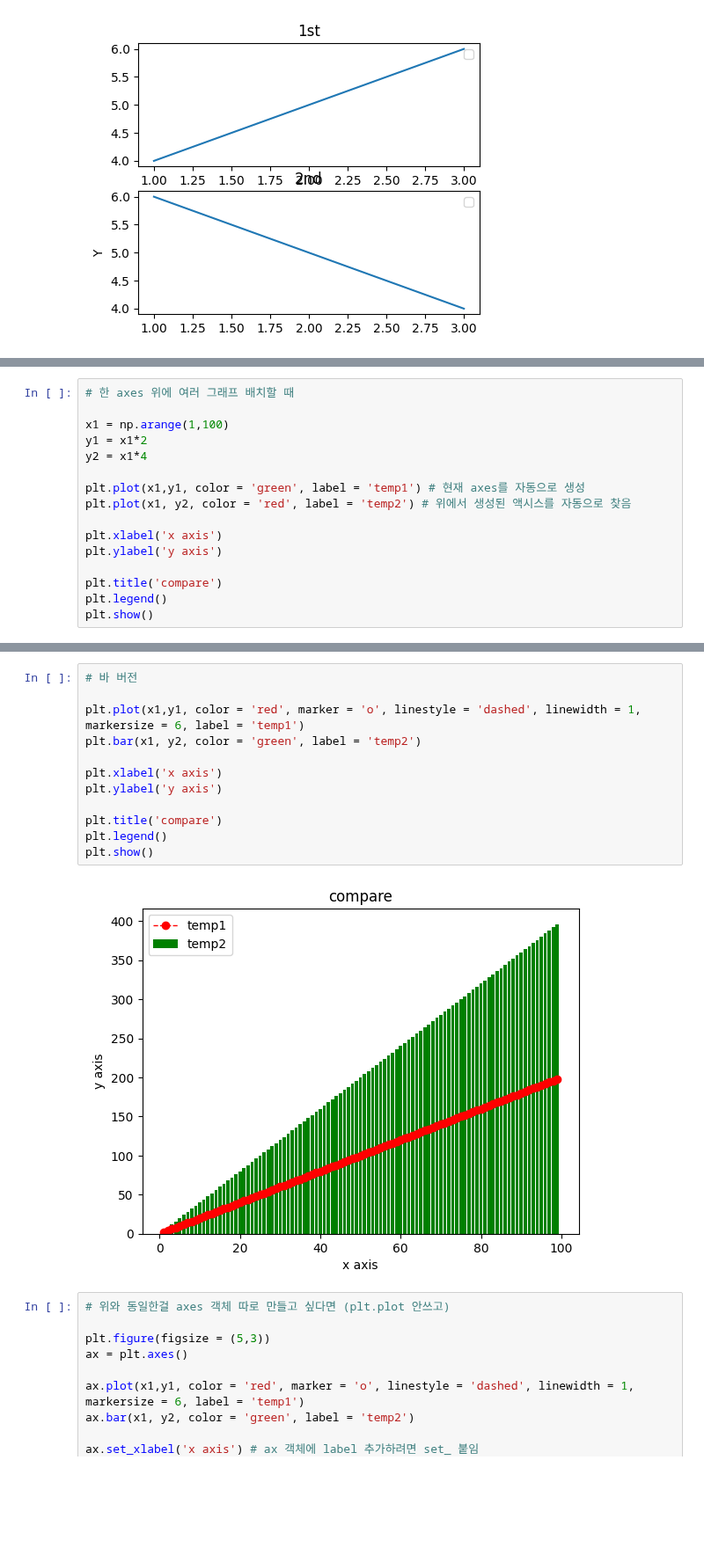
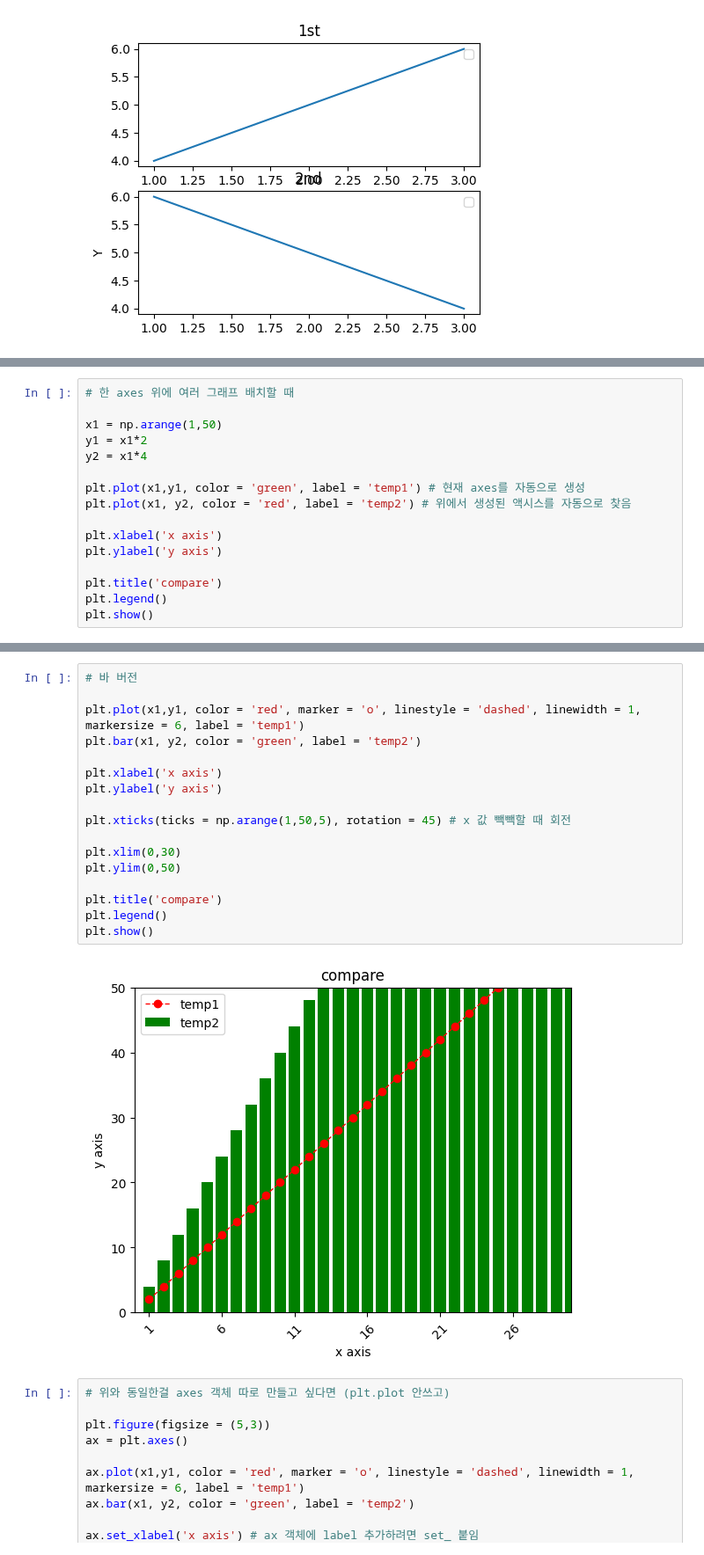
Before and after one commit to miji-lee-kr/titanic_practice, a Jupyter notebook: titanic.ipynb, the cells around one changed output, grey strips where cells are left out. Shown at 88% size. Saved outputs shown, nothing was run; the diff lists cells and outputs as text; blank space fills up the shorter version.

```diff
--- a/titanic.ipynb
+++ b/titanic.ipynb
@@ -984,7 +987,7 @@ plt.plot(x,y2)
 # %%
 # 한 axes 위에 여러 그래프 배치할 때
 
-x1 = np.arange(1,100)
+x1 = np.arange(1,50)
 y1 = x1*2
 y2 = x1*4
 
@@ -1002,17 +1005,22 @@ plt.show()
 # %%
 # 바 버전
 
 plt.plot(x1,y1, color = 'red', marker = 'o', linestyle = 'dashed', linewidth = 1, markersize = 6, label = 'temp1')
 plt.bar(x1, y2, color = 'green', label = 'temp2')
 
 plt.xlabel('x axis')
 plt.ylabel('y axis')
 
+plt.xticks(ticks = np.arange(1,50,5), rotation = 45) # x 값 빽빽할 때 회전
+
+plt.xlim(0,30)
+plt.ylim(0,50)
+
 plt.title('compare')
 plt.legend()
 plt.show()
 # %% [output]
-[figure, old version]
+[figure, new version]
 # %%
 # 위와 동일한걸 axes 객체 따로 만들고 싶다면 (plt.plot 안쓰고)
 
```
Also changed, not shown: parts of 15 cells of this notebook.
